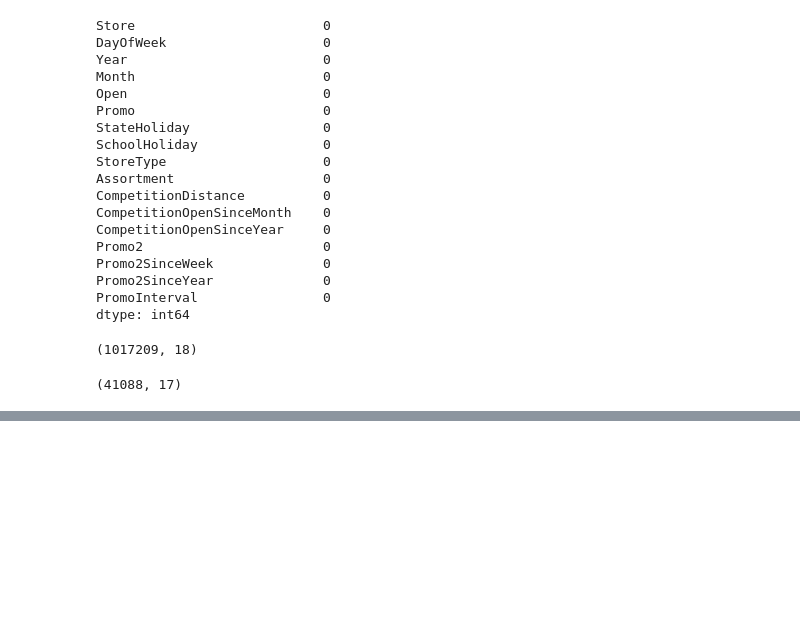
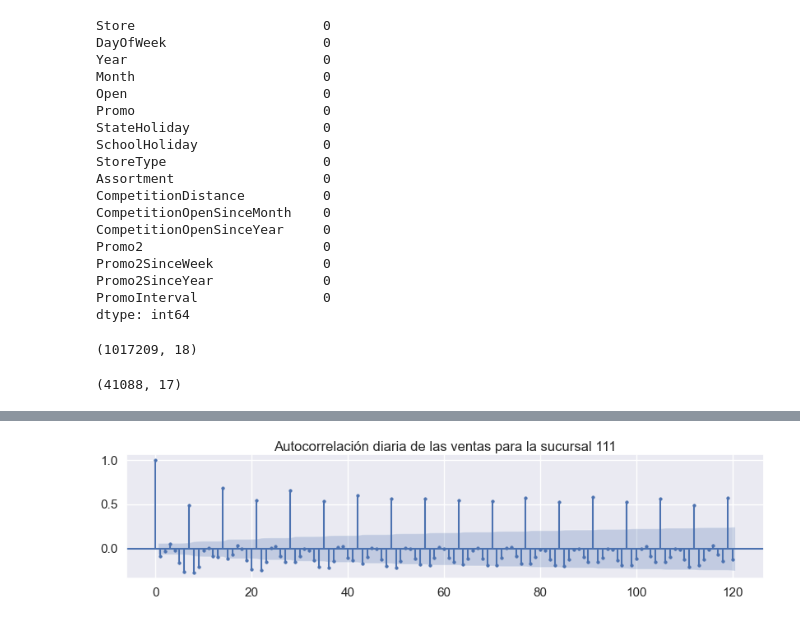
Before and after one commit to francotestori/series_temporales, a Jupyter notebook: notebooks/1_preprocess.ipynb, the cells around one changed output, grey strips where cells are left out. Saved outputs shown, nothing was run; the diff lists cells and outputs as text; code cells hidden in the pictures; blank space fills up the shorter version.

```diff
--- a/notebooks/1_preprocess.ipynb
+++ b/notebooks/1_preprocess.ipynb
@@ -840,0 +924,11 @@ test_model.head()
+# %%
+import statsmodels.api as sm
+
+plt.rcParams['figure.figsize'] = [20, 4]
+
+sm.graphics.tsa.plot_acf(train_corr['Sales'].values.squeeze(), lags=120)
+plt.title(f'Autocorrelación diaria de las ventas para la sucursal {Store}')
+
+plt.show()
+# %% [output]
+[figure, added]
```
Also changed, not shown: parts of 23 cells of this notebook.
